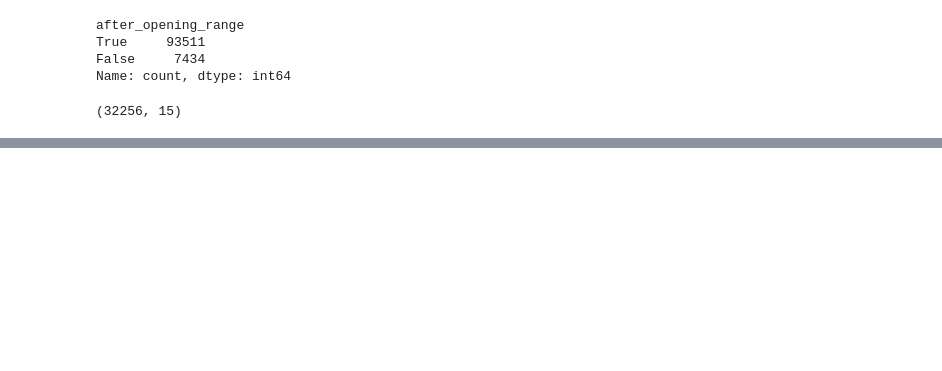
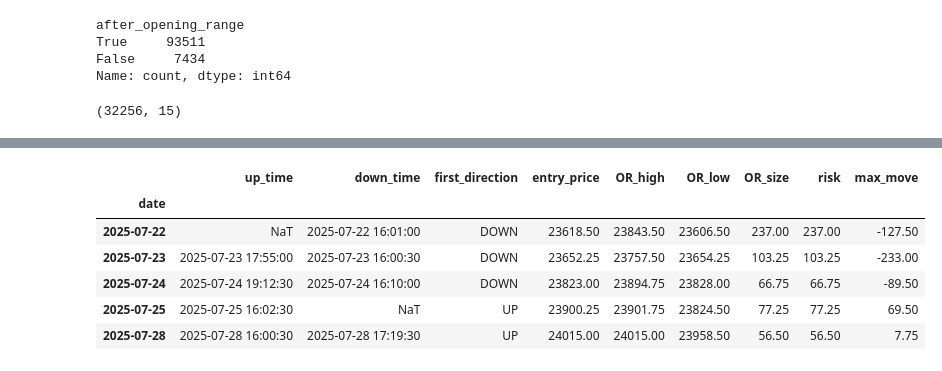
Before and after one commit to koss28/Yquant, a Jupyter notebook: notebooks/opening_range_analysis.ipynb, the cells around one changed output, grey strips where cells are left out. Drawn from its saved outputs; the diff is of its cells as text; code cells hidden in the pictures; blank space fills up the shorter version.

```diff
--- a/notebooks/opening_range_analysis.ipynb
+++ b/notebooks/opening_range_analysis.ipynb
@@ -201,0 +316,5 @@ breakout_up.shape
+# %%
+trades["entry_price"] = trades.apply(
+    get_entry,
+    axis=1
+)
@@ -201,0 +331,4 @@ breakout_up.shape
+# %%
+trades = trades.join(
+    opening_range[["OR_high","OR_low","OR_size"]]
+)
@@ -201,0 +337,20 @@ breakout_up.shape
+# %%
+def get_excursion(row):
+
+    day = df[
+        (df["date"] == row.name) &
+        (df["datetime"] >= row["up_time"] if row["first_direction"]=="UP"
+         else df["datetime"] >= row["down_time"])
+    ]
+
+    if row["first_direction"] == "UP":
+        return day["High"].max() - row["entry_price"]
+
+    else:
+        return row["entry_price"] - day["Low"].max()
+
+
+trades["max_move"] = trades.apply(
+    get_excursion,
+    axis=1
+)
@@ -201,0 +369,10 @@ breakout_up.shape
+# %%
+trades.head()
+# %% [output]
+|  | up_time | down_time | first_direction | entry_price | OR_high | OR_low | OR_size | risk | max_move |
+| date |  |  |  |  |  |  |  |  |  |
+| 2025-07-22 | NaT | 2025-07-22 16:01:00 | DOWN | 23618.50 | 23843.50 | 23606.50 | 237.00 | 237.00 | -127.50 |
+| 2025-07-23 | 2025-07-23 17:55:00 | 2025-07-23 16:00:30 | DOWN | 23652.25 | 23757.50 | 23654.25 | 103.25 | 103.25 | -233.00 |
+| 2025-07-24 | 2025-07-24 19:12:30 | 2025-07-24 16:10:00 | DOWN | 23823.00 | 23894.75 | 23828.00 | 66.75 | 66.75 | -89.50 |
+| 2025-07-25 | 2025-07-25 16:02:30 | NaT | UP | 23900.25 | 23901.75 | 23824.50 | 77.25 | 77.25 | 69.50 |
+| 2025-07-28 | 2025-07-28 16:00:30 | 2025-07-28 17:19:30 | UP | 24015.00 | 24015.00 | 23958.50 | 56.50 | 56.50 | 7.75 |
```
Also changed, not shown: parts of 30 cells of this notebook.
